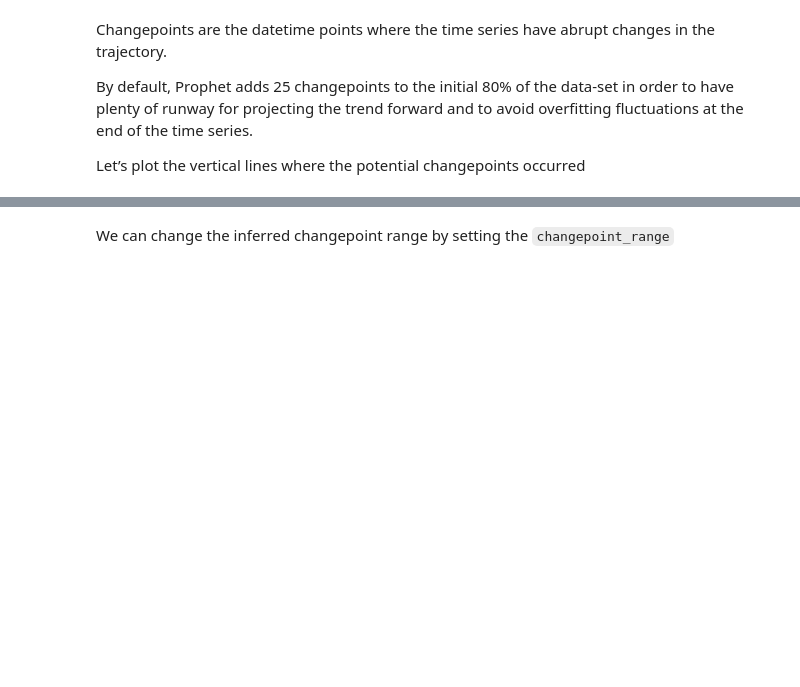
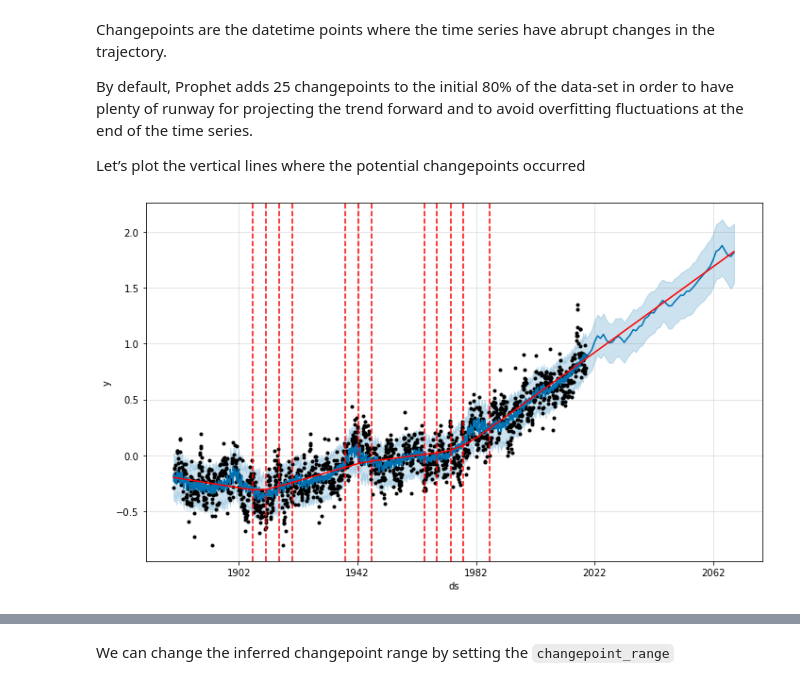
Before and after one commit to Ironhack-Data-Madrid-Octubre-2021/apuntes_clase, a Jupyter notebook: semana_07/Time-Series-Prophet/Notebooks/1- Time-Series.ipynb, the cells around one changed output, grey strips where cells are left out. Cells and saved outputs as stored; diff of their text form; code cells hidden in the pictures; blank space fills up the shorter version.

```diff
--- a/semana_07/Time-Series-Prophet/Notebooks/1- Time-Series.ipynb
+++ b/semana_07/Time-Series-Prophet/Notebooks/1- Time-Series.ipynb
@@ -168,3 +334,8 @@ Changepoints are the datetime points where the time series have abrupt changes i
 By default, Prophet adds 25 changepoints to the initial 80% of the data-set in order to have plenty of runway for projecting the trend forward and to avoid overfitting fluctuations at the end of the time series.
 
 Let’s plot the vertical lines where the potential changepoints occurred
+# %%
+fig2 = model.plot(forecast)
+a = add_changepoints_to_plot(fig2.gca(), model, forecast)
+# %% [output]
+[figure, added]
```
Also changed, not shown: parts of 34 cells of this notebook, 5 other files.
